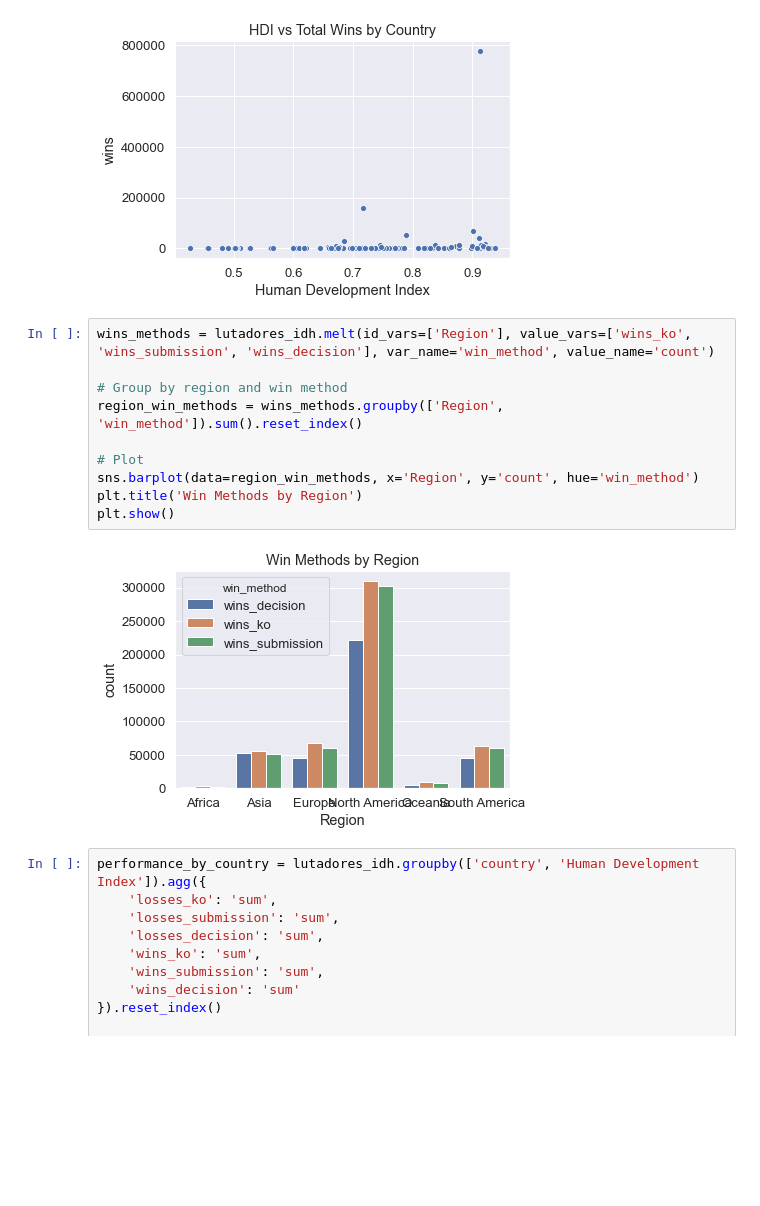
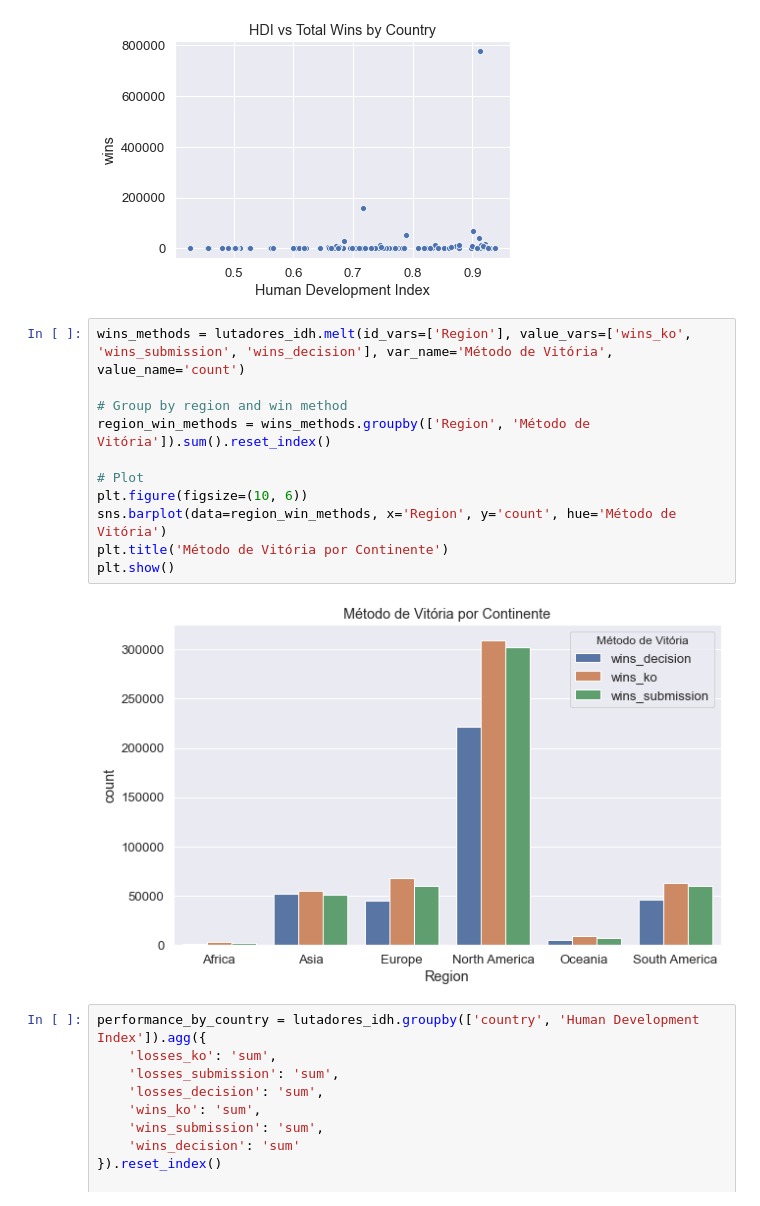
Before and after one commit to AgenteMaya/lutas_proj_dados, a Jupyter notebook: analiseLeal.ipynb, the cells around one changed output. Drawn from its saved outputs; the diff is of its cells as text; blank space fills up the shorter version.

```diff
--- a/analiseLeal.ipynb
+++ b/analiseLeal.ipynb
@@ -108,17 +108,18 @@ plt.show()
 # %% [output]
 [figure]
 # %%
-wins_methods = lutadores_idh.melt(id_vars=['Region'], value_vars=['wins_ko', 'wins_submission', 'wins_decision'], var_name='win_method', value_name='count')
+wins_methods = lutadores_idh.melt(id_vars=['Region'], value_vars=['wins_ko', 'wins_submission', 'wins_decision'], var_name='Método de Vitória', value_name='count')
 
 # Group by region and win method
-region_win_methods = wins_methods.groupby(['Region', 'win_method']).sum().reset_index()
+region_win_methods = wins_methods.groupby(['Region', 'Método de Vitória']).sum().reset_index()
 
 # Plot
-sns.barplot(data=region_win_methods, x='Region', y='count', hue='win_method')
-plt.title('Win Methods by Region')
+plt.figure(figsize=(10, 6))
+sns.barplot(data=region_win_methods, x='Region', y='count', hue='Método de Vitória')
+plt.title('Método de Vitória por Continente')
 plt.show()
 # %% [output]
-[figure, old version]
+[figure, new version]
 # %%
 performance_by_country = lutadores_idh.groupby(['country', 'Human Development Index']).agg({
     'losses_ko': 'sum',
```
